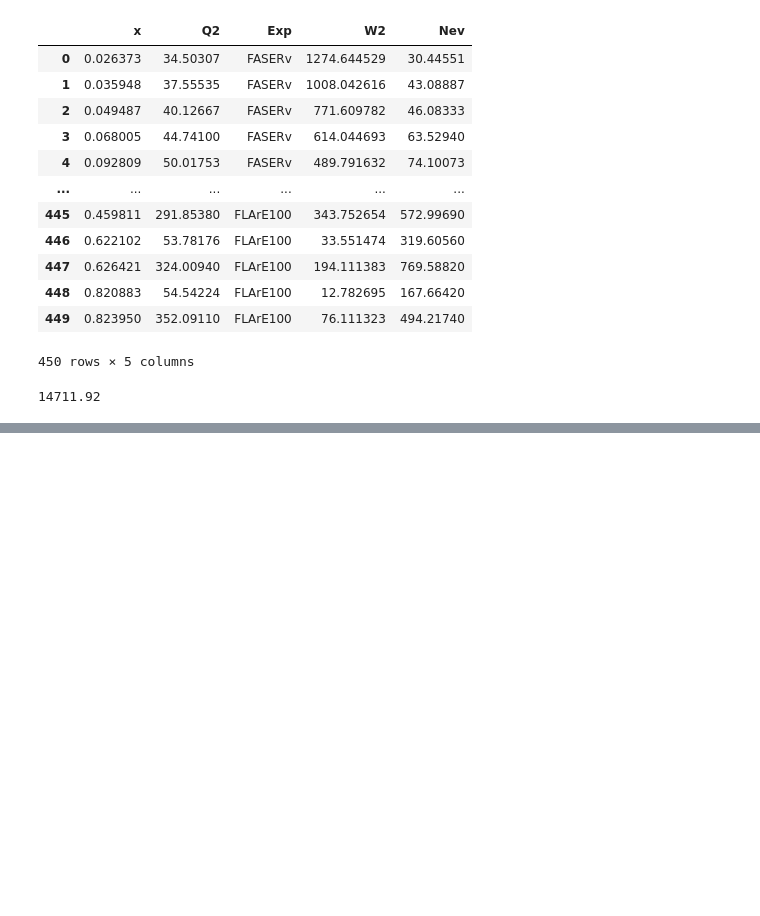
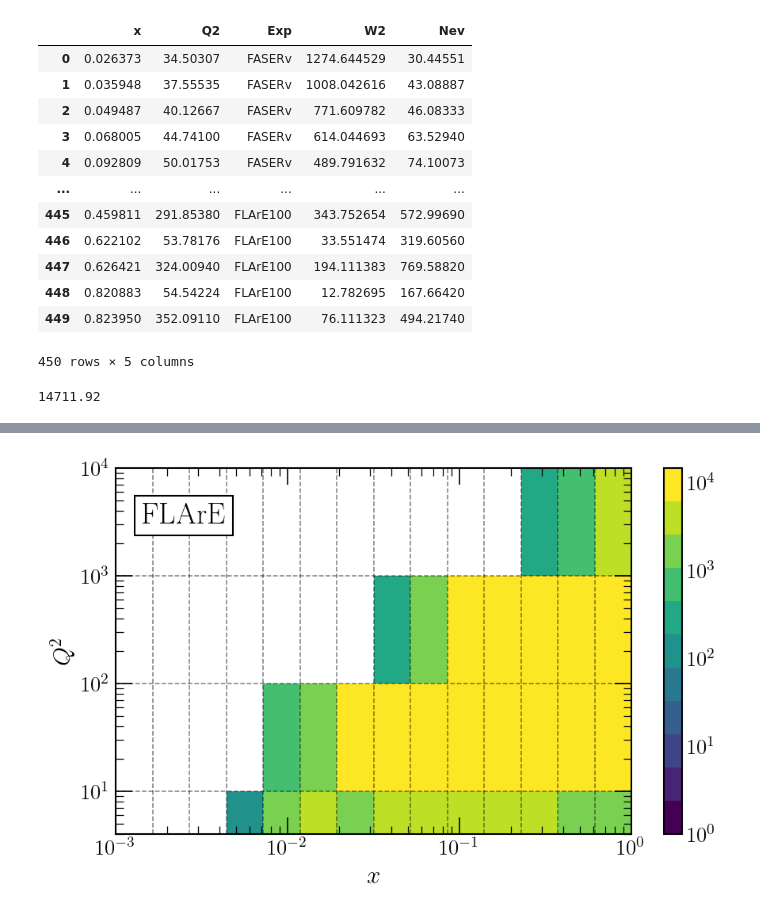
Before and after one commit to LHCfitNikhef/FPF-WG1, a Jupyter notebook: results/plot-2dhistograms.ipynb, the cells around one changed output, grey strips where cells are left out. Drawn from its saved outputs; the diff is of its cells as text; code cells hidden in the pictures; blank space fills up the shorter version.

```diff
--- a/results/plot-2dhistograms.ipynb
+++ b/results/plot-2dhistograms.ipynb
@@ -239,0 +287,4 @@ separate_experiments(grouped_datasets, expname="SND", binning=(8, 2))
+# %%
+updated_separate_experiments(grouped_datasets, expname="FLArE100", binning=15)
+# %% [output]
+[figure, added]
```
Also changed, not shown: parts of 10 cells of this notebook, 8 other files.
